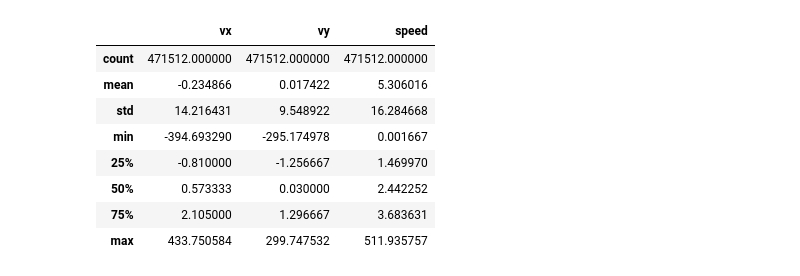
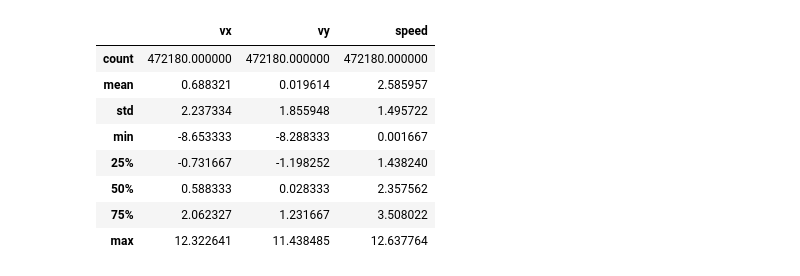
Before and after one commit to piperojas0618/analytics_cup_2.0_defense, a Jupyter notebook: notebooks/02_velocities.ipynb, the cells around one changed output. Saved outputs shown, nothing was run; the diff lists cells and outputs as text; code cells hidden in the pictures.

```diff
--- a/notebooks/02_velocities.ipynb
+++ b/notebooks/02_velocities.ipynb
@@ -37,19 +37,22 @@ spline V range: 0.0 0.1523 | sampled cells: 258 / 294
 # %%
 # Fully separate feature: SG-smoothed velocities, gap-aware over detected-only runs.
 # Needs one match's raw tracking (not the audit's concatenated alignment table).
 vcfg = cfg["velocities"]
 m0 = load_match(cfg["data"]["matches_dir"], 1874553)
-_, tracking0 = build_normalised(m0)
-sg = savitzky_golay(tracking0, fps=cfg["data"]["fps"])
-sg[["vx", "vy", "speed"]].describe()
+frames0, tracking0 = build_normalised(m0)
+norm_vels = normalised_velocities(m0, frames0, tracking0, fps=cfg["data"]["fps"],
+                                  window_length=vcfg["window_length"],
+                                  polyorder=vcfg["polyorder"],
+                                  max_speed_mps=vcfg["max_speed_mps"])
+norm_vels[["vx", "vy", "speed"]].describe()
 # %% [output]
 |  | vx | vy | speed |
-| count | 471512.000000 | 471512.000000 | 471512.000000 |
-| mean | -0.234866 | 0.017422 | 5.306016 |
-| std | 14.216431 | 9.548922 | 16.284668 |
-| min | -394.693290 | -295.174978 | 0.001667 |
-| 25% | -0.810000 | -1.256667 | 1.469970 |
-| 50% | 0.573333 | 0.030000 | 2.442252 |
-| 75% | 2.105000 | 1.296667 | 3.683631 |
-| max | 433.750584 | 299.747532 | 511.935757 |
+| count | 472180.000000 | 472180.000000 | 472180.000000 |
+| mean | 0.688321 | 0.019614 | 2.585957 |
+| std | 2.237334 | 1.855948 | 1.495722 |
+| min | -8.653333 | -8.288333 | 0.001667 |
+| 25% | -0.731667 | -1.198252 | 1.438240 |
+| 50% | 0.588333 | 0.028333 | 2.357562 |
+| 75% | 2.062327 | 1.231667 | 3.508022 |
+| max | 12.322641 | 11.438485 | 12.637764 |
 # %% [markdown]
```
Also changed, not shown: parts of 6 cells of this notebook, 2 other files.
